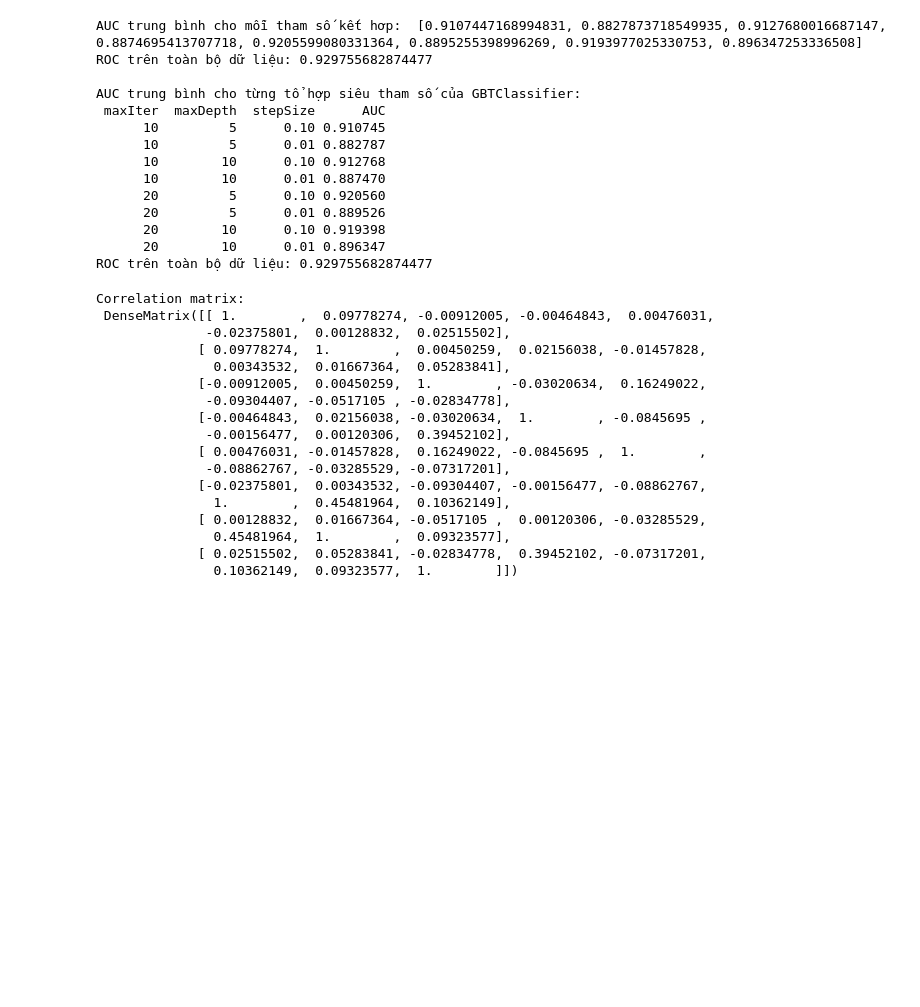
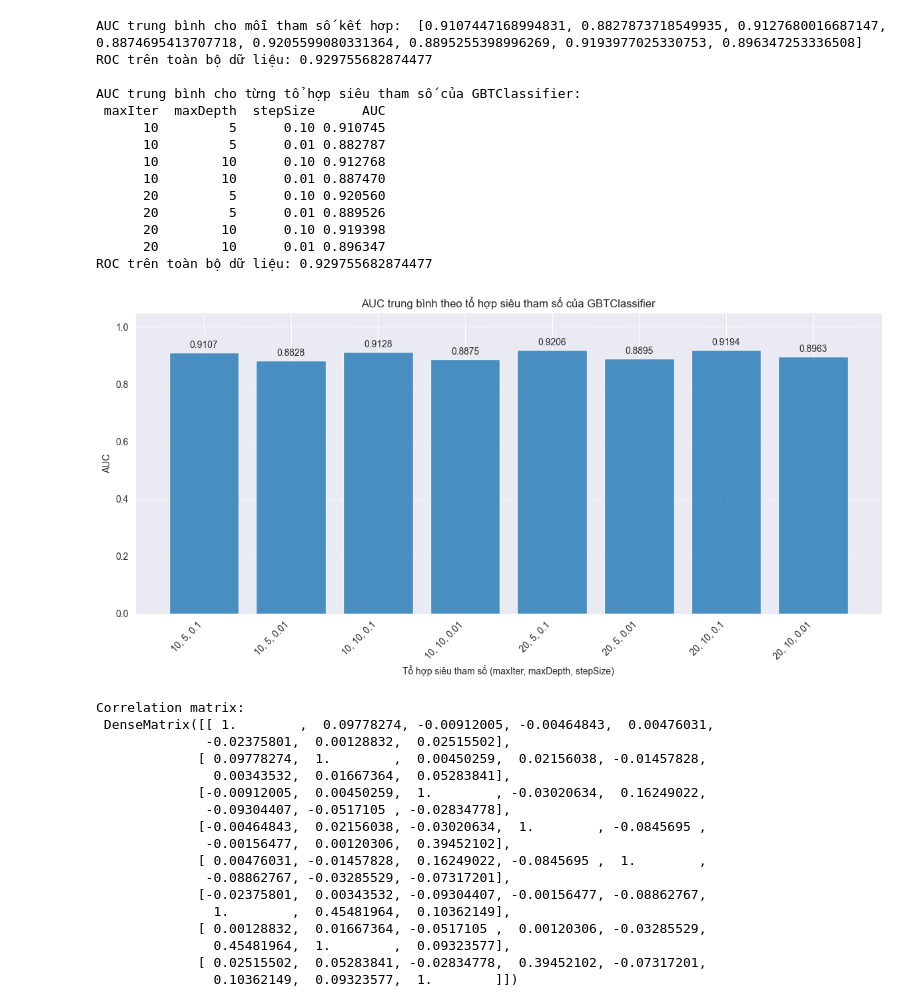
Before and after one commit to sonhalone/BigDataBTL, a Jupyter notebook: ApacheSpark.ipynb, the cells around one changed output. Drawn from its saved outputs; the diff is of its cells as text; code cells hidden in the pictures; blank space fills up the shorter version.

```diff
--- a/ApacheSpark.ipynb
+++ b/ApacheSpark.ipynb
@@ -365,8 +442,8 @@ results = []
 for i, param_map in enumerate(param_combinations):
     param_str = {str(k.name): v for k, v in param_map.items()}
     results.append({**param_str, 'AUC': avg_metrics[i]})
-df_results = pd.DataFrame(results)
-print(df_results.to_string(index=False))
+df_GBCresults = pd.DataFrame(results)
+print(df_GBCresults.to_string(index=False))
 
 # Tính ROC trên toàn bộ dữ liệu
 predictions_gbt = best_model.transform(df)
@@ -387,6 +464,45 @@ AUC trung bình cho từng tổ hợp siêu tham số của GBTClassifier:
       20        10      0.10 0.919398
       20        10      0.01 0.896347
 ROC trên toàn bộ dữ liệu: 0.929755682874477
+# %%
+import matplotlib.pyplot as plt
+
+# Tạo nhãn trục X dạng (maxIter, maxDepth, stepSize)
+x_labels = [
+    f"{int(row['maxIter'])}, {int(row['maxDepth'])}, {row['stepSize']}"
+    for _, row in df_GBCresults.iterrows()
+]
+
+auc_values = df_GBCresults["AUC"].values
+
+# Vẽ biểu đồ
+plt.figure(figsize=(12, 6))
+bars = plt.bar(x_labels, auc_values, alpha=0.8)
+
+# Ghi giá trị AUC trên mỗi cột
+for bar in bars:
+    height = bar.get_height()
+    plt.text(
+        bar.get_x() + bar.get_width() / 2,
+        height + 0.01,
+        f"{height:.4f}",
+        ha="center",
+        va="bottom",
+        fontsize=10
+    )
+
+# Trang trí biểu đồ
+plt.ylim(0, 1.05)
+plt.xlabel("Tổ hợp siêu tham số (maxIter, maxDepth, stepSize)")
+plt.ylabel("AUC")
+plt.title("AUC trung bình theo tổ hợp siêu tham số của GBTClassifier")
+plt.grid(axis="y", linestyle="--", alpha=0.6)
+plt.xticks(rotation=45, ha="right")
+
+plt.tight_layout()
+plt.show()
+# %% [output]
+[figure, added]
 # %%
 numerical_cols_with_label = numerical_cols + ["label"]
 assembler = VectorAssembler(inputCols=numerical_cols_with_label, outputCol="features_with_label")
```
Also changed, not shown: parts of 5 cells of this notebook, 4 other files.
